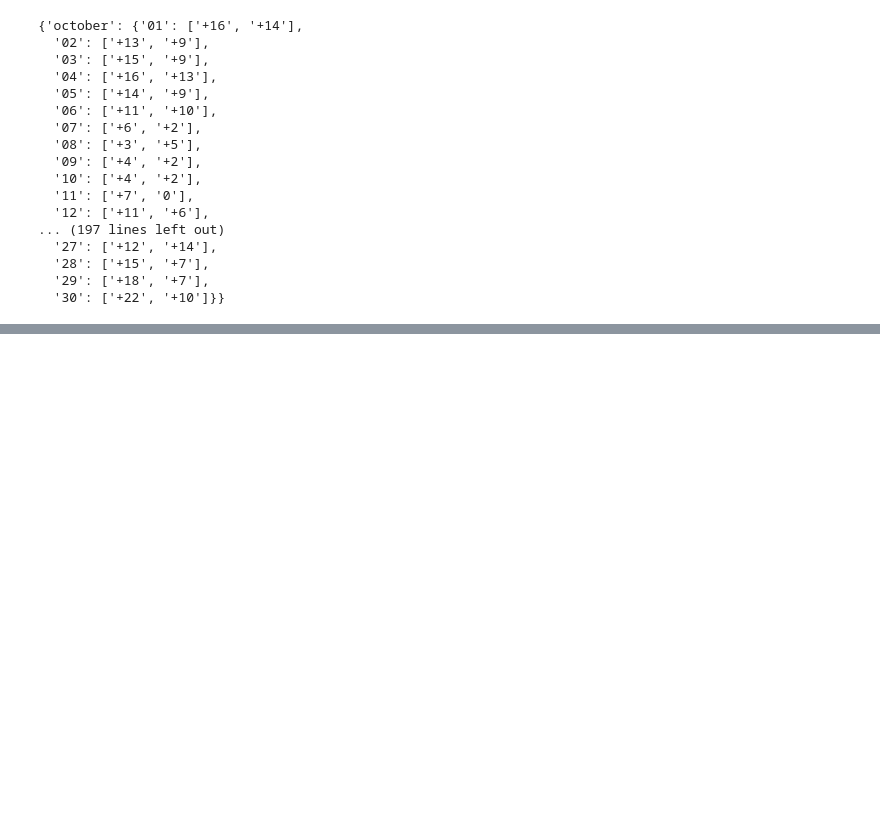
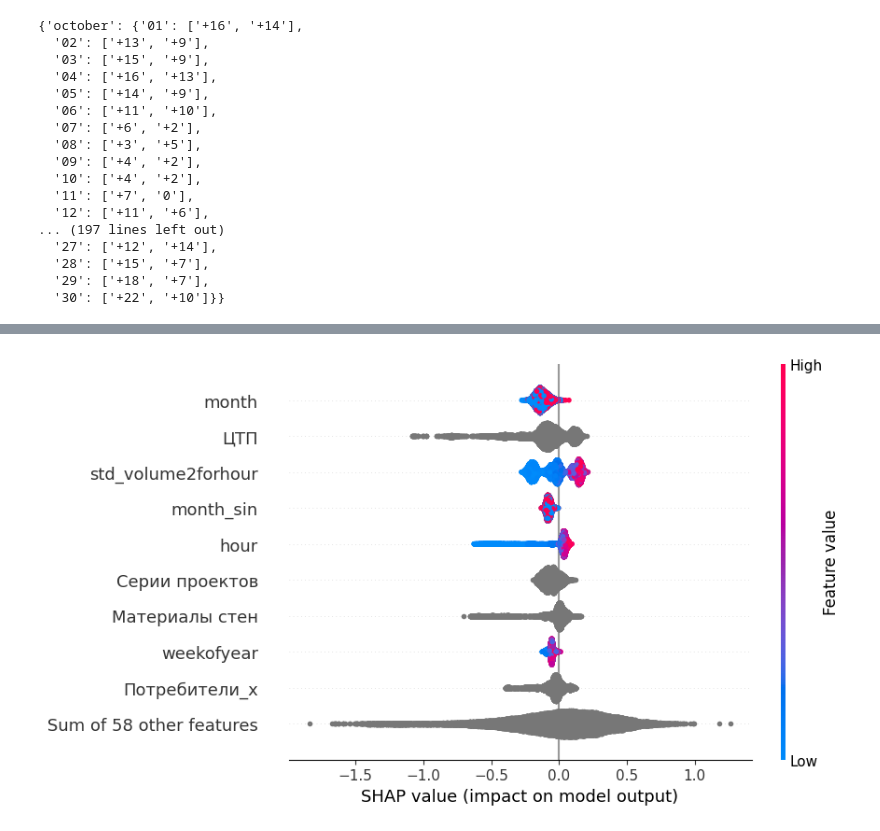
Before and after one commit to vdmkkk/LCT-2024-MISIS-Ivanovo, a Jupyter notebook: ml/1task_killer.ipynb, the cells around one changed output, grey strips where cells are left out. Drawn from its saved outputs; the diff is of its cells as text; code cells hidden in the pictures; blank space fills up the shorter version.

```diff
--- a/ml/1task_killer.ipynb
+++ b/ml/1task_killer.ipynb
@@ -706,0 +1175,26 @@ plot_gist_categorical(dataset, 'Наименование')
+# %%
+# Создайте и настройте модель CatBoostClassifier
+model = CatBoostClassifier(
+    iterations=1000,         # Количество итераций (увеличьте при необходимости)
+    # learning_rate=0.1,       # Скорость обучения
+    depth=7,                 # Глубина деревьев
+    loss_function='MultiClass', # Функция потерь
+    cat_features=categorical_features,
+    random_seed=42,
+    verbose=100,              # Частота вывода информации о процессе тренировки
+    class_weights=class_weights_dict
+)
+
+# Обучите модель
+model.fit(train_pool, eval_set=test_pool, early_stopping_rounds=100)
+
+# Сделайте предсказания на тестовых данных
+y_pred = model.predict(X_test)
+
+# Вы можете также получить вероятности
+y_pred_proba = model.predict_proba(X_test)
+
+# Оцените качество модели
+
+print("Accuracy:", accuracy_score(y_test, y_pred))
+print("Classification Report:\n", classification_report(y_test, y_pred))
@@ -706,0 +1245,8 @@ plot_gist_categorical(dataset, 'Наименование')
+# %%
+explainer = shap.TreeExplainer(model)
+shap_values = explainer(X_test)
+
+# visualize the first prediction's explanation
+shap.plots.beeswarm(shap_values[..., 0], max_display=10)
+# %% [output]
+[figure, added]
```
Also changed, not shown: parts of 50 cells of this notebook, 1 other file.
